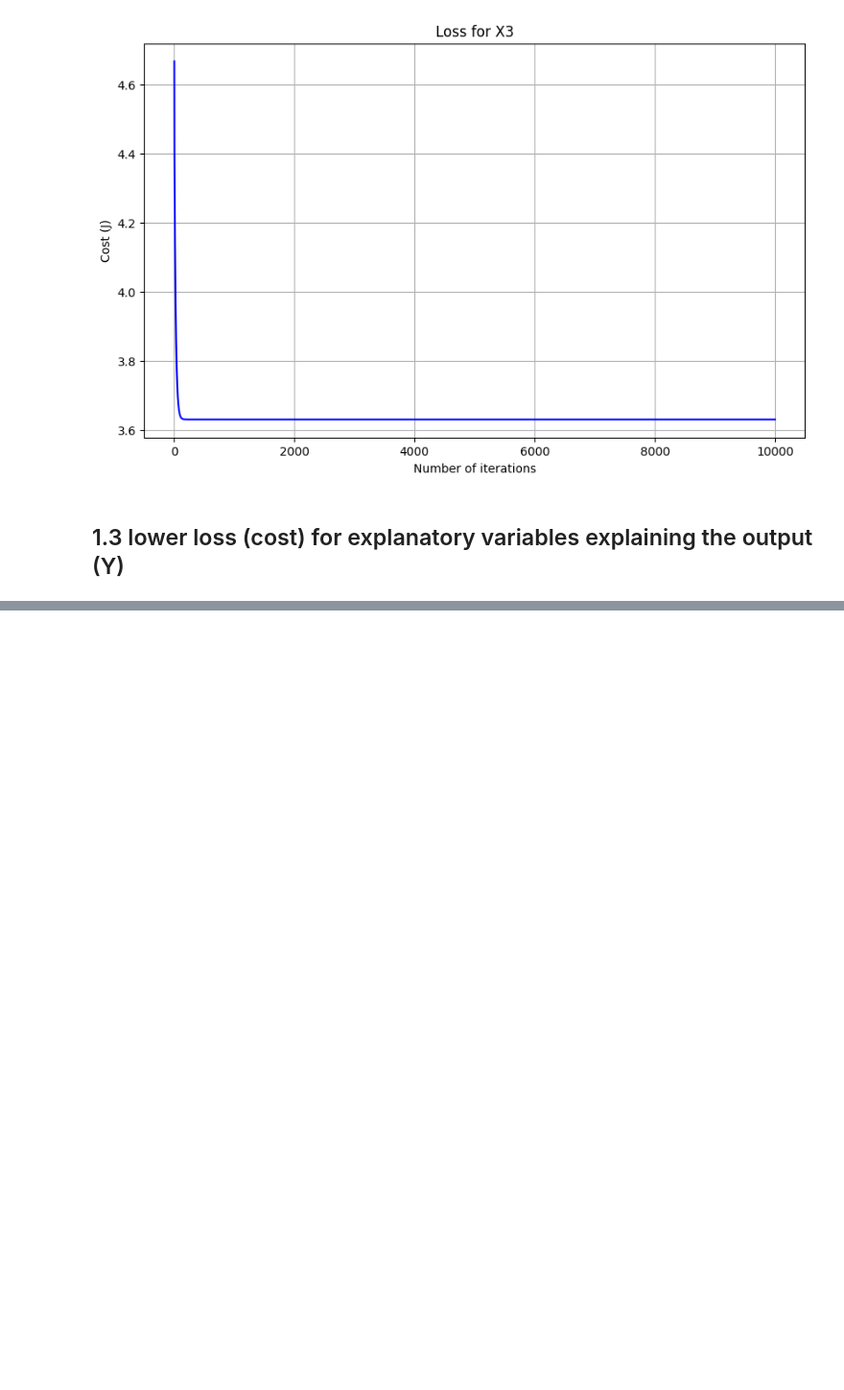
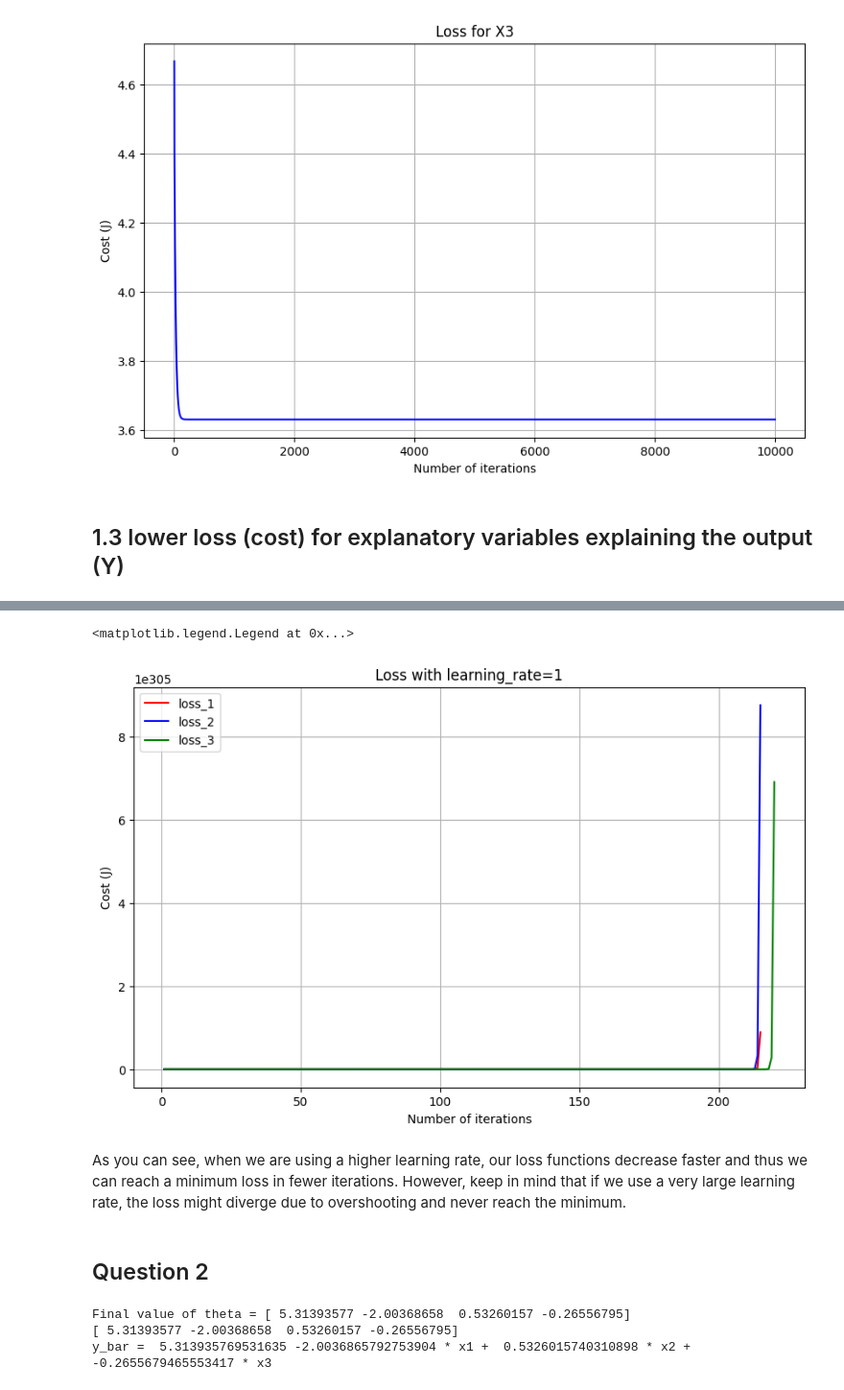
Before and after one commit to Farah-Deeba-UNCC/Introduction-to-ML, a Jupyter notebook: Notebooks/9-LinearRegression(assignment1).ipynb, the cells around one changed output, grey strips where cells are left out. Shown: that part at 96% size. Drawn from its saved outputs; the diff is of its cells as text; code cells hidden in the pictures; blank space fills up the shorter version.

```diff
--- a/Notebooks/9-LinearRegression(assignment1).ipynb
+++ b/Notebooks/9-LinearRegression(assignment1).ipynb
@@ -283,0 +272,43 @@ plt.show()
+# %%
+#testing for learning_rate = 1
+alpha = 1;
+iterations = 1000
+theta1, cost_history1 = gradientDescent(Xarray1, yarray, theta, alpha, iterations)
+theta2, cost_history2 = gradientDescent(Xarray2, yarray, theta, alpha, iterations)
+theta3, cost_history3 = gradientDescent(Xarray3, yarray, theta, alpha, iterations)
+plt.plot(range(1, iterations + 1),cost_history1, color='red')
+plt.plot(range(1, iterations + 1),cost_history2, color='blue')
+plt.plot(range(1, iterations + 1),cost_history3, color='green')
+plt.rcParams["figure.figsize"] = (10,6)
+plt.grid()
+plt.xlabel('Number of iterations')
+plt.ylabel('Cost (J)')
+plt.title('Loss with learning_rate=1')
+plt.legend(["loss_1", "loss_2", "loss_3"])
+# %% [output]
+<matplotlib.legend.Legend at 0x...>
+[figure, added]
+# %% [markdown]
+As you can see, when we are using a higher learning rate, our loss functions decrease faster and thus we can reach a minimum loss in fewer iterations. However, keep in mind that if we use a very large learning rate, the loss might diverge due to overshooting and never reach the minimum.
+# %% [markdown]
+## Question 2
+# %%
+X = df.loc[:,['X0','X1','X2','X3']]
+y = df.Y
+theta = np.zeros(4)
+iterations = 1000;
+alpha = 0.1;
+
+# calling our gradient_decsent function for X1
+Xarray = X.loc[:,['X0','X1','X2','X3']].values
+yarray = y.values
+thetaFinal, cost_history = gradientDescent(Xarray, yarray, theta, alpha, iterations)
+print('Final value of theta =', thetaFinal)
+
+#printing the final linear model
+print(thetaFinal)
+print ("y_bar = ", thetaFinal[0] , thetaFinal[1], "* x1 + " , thetaFinal[2], "* x2 + ",  thetaFinal[3], "* x3  ")
+# %% [output]
+Final value of theta = [ 5.31393577 -2.00368658  0.53260157 -0.26556795]
+[ 5.31393577 -2.00368658  0.53260157 -0.26556795]
+y_bar =  5.313935769531635 -2.0036865792753904 * x1 +  0.5326015740310898 * x2 +  -0.2655679465553417 * x3
```
Also changed, not shown: parts of 20 cells of this notebook.
